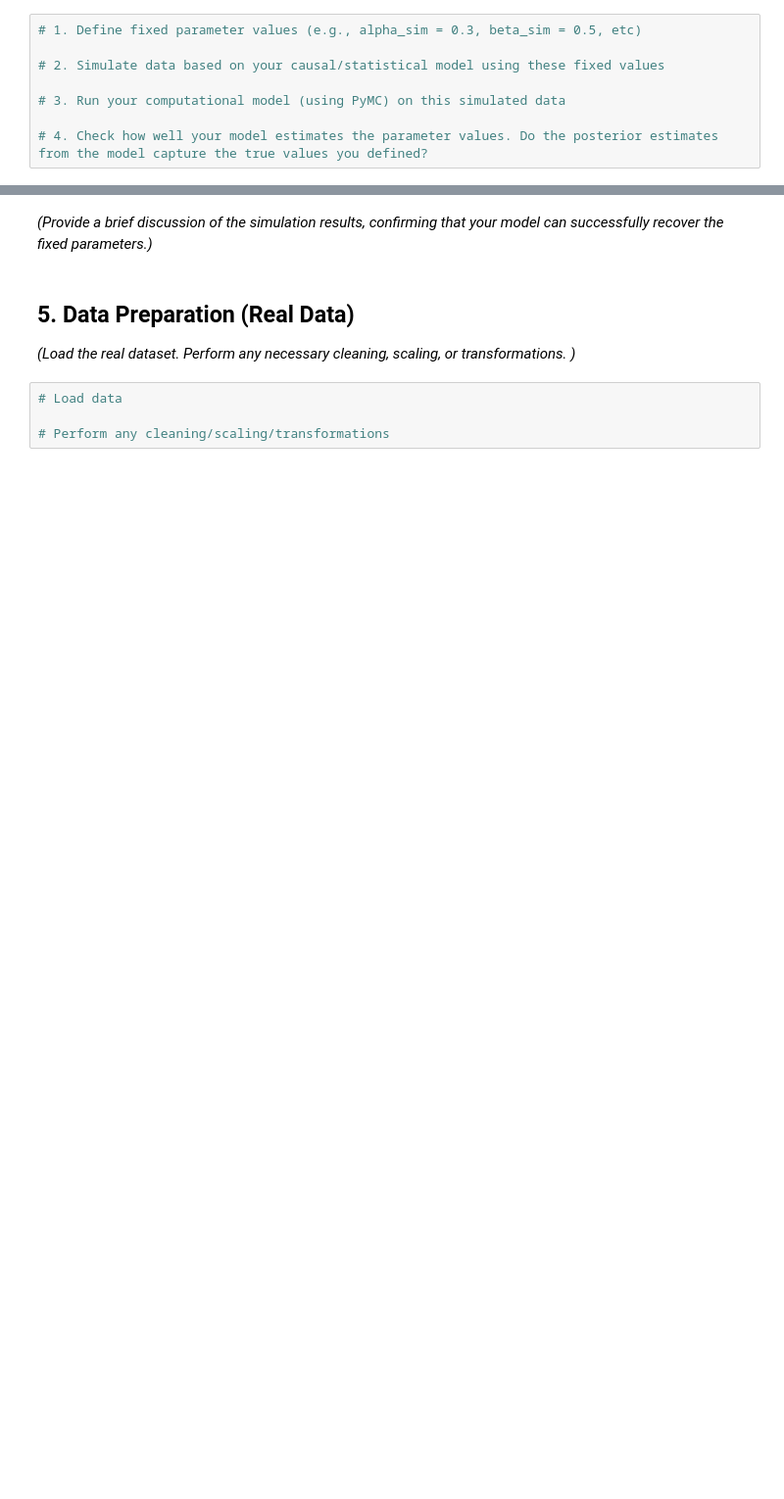
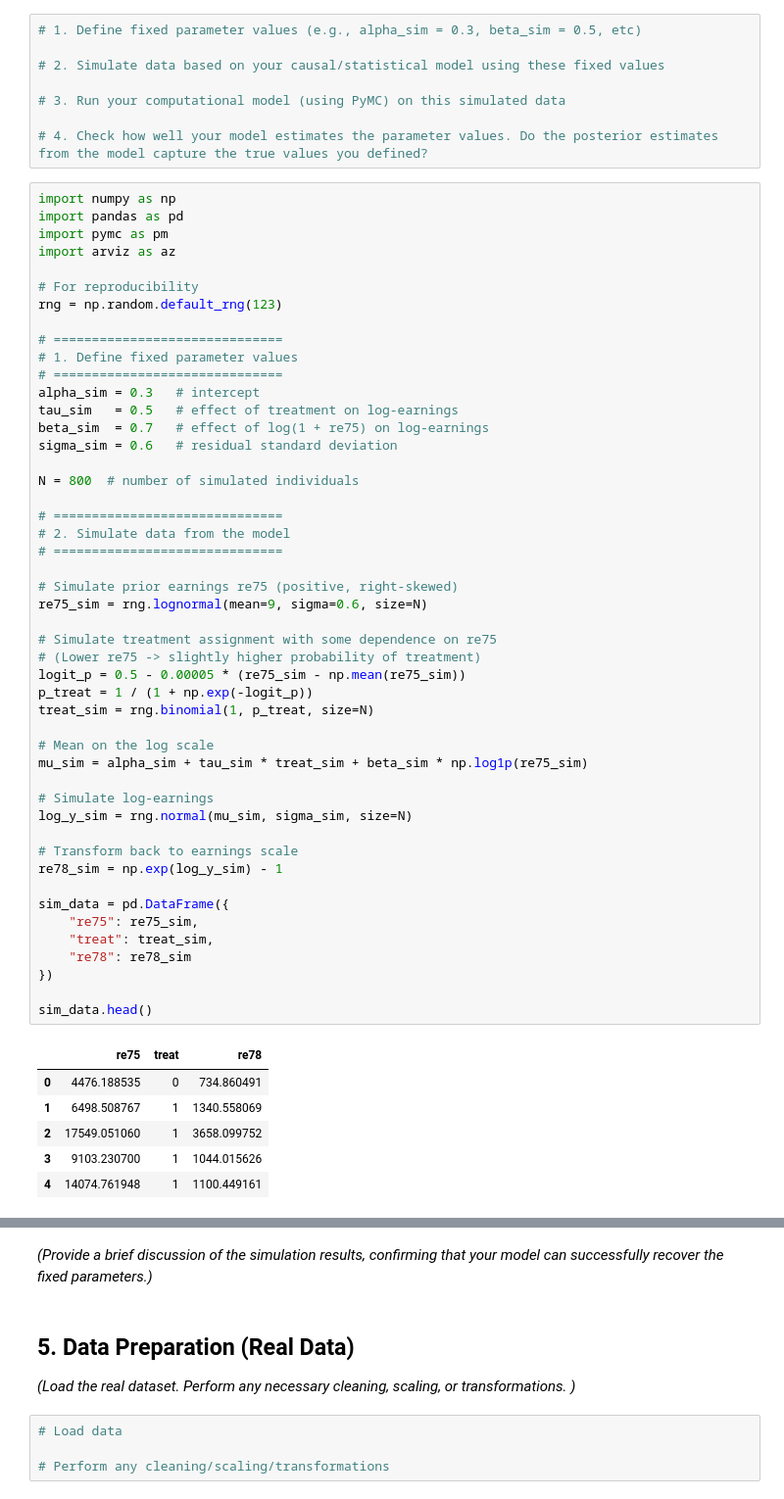
Before and after one commit to nibishtamrakar/Casual-Effect-of-Job-Training, a Jupyter notebook: JobTraining.ipynb, the cells around one changed output, grey strips where cells are left out. Shown at 98% size. Drawn from its saved outputs; the diff is of its cells as text; blank space fills up the shorter version.

```diff
--- a/JobTraining.ipynb
+++ b/JobTraining.ipynb
@@ -95,3 +196,58 @@ Successfully converted 'DATA/nsw.dta' to 'DATA/nsw.csv'
 # 3. Run your computational model (using PyMC) on this simulated data
 
 # 4. Check how well your model estimates the parameter values. Do the posterior estimates from the model capture the true values you defined?
+# %%
+import numpy as np
+import pandas as pd
+import pymc as pm
+import arviz as az
+
+# For reproducibility
+rng = np.random.default_rng(123)
+
+# ==============================
+# 1. Define fixed parameter values
+# ==============================
+alpha_sim = 0.3   # intercept
+tau_sim   = 0.5   # effect of treatment on log-earnings
+beta_sim  = 0.7   # effect of log(1 + re75) on log-earnings
+sigma_sim = 0.6   # residual standard deviation
+
+N = 800  # number of simulated individuals
+
+# ==============================
+# 2. Simulate data from the model
+# ==============================
+
+# Simulate prior earnings re75 (positive, right-skewed)
+re75_sim = rng.lognormal(mean=9, sigma=0.6, size=N)
+
+# Simulate treatment assignment with some dependence on re75
+# (Lower re75 -> slightly higher probability of treatment)
+logit_p = 0.5 - 0.00005 * (re75_sim - np.mean(re75_sim))
+p_treat = 1 / (1 + np.exp(-logit_p))
+treat_sim = rng.binomial(1, p_treat, size=N)
+
+# Mean on the log scale
+mu_sim = alpha_sim + tau_sim * treat_sim + beta_sim * np.log1p(re75_sim)
+
+# Simulate log-earnings
+log_y_sim = rng.normal(mu_sim, sigma_sim, size=N)
+
+# Transform back to earnings scale
+re78_sim = np.exp(log_y_sim) - 1
+
+sim_data = pd.DataFrame({
+    "re75": re75_sim,
+    "treat": treat_sim,
+    "re78": re78_sim
+})
+
+sim_data.head()
+# %% [output]
+|  | re75 | treat | re78 |
+| 0 | 4476.188535 | 0 | 734.860491 |
+| 1 | 6498.508767 | 1 | 1340.558069 |
+| 2 | 17549.051060 | 1 | 3658.099752 |
+| 3 | 9103.230700 | 1 | 1044.015626 |
+| 4 | 14074.761948 | 1 | 1100.449161 |
```
Also changed, not shown: parts of 12 cells of this notebook.
